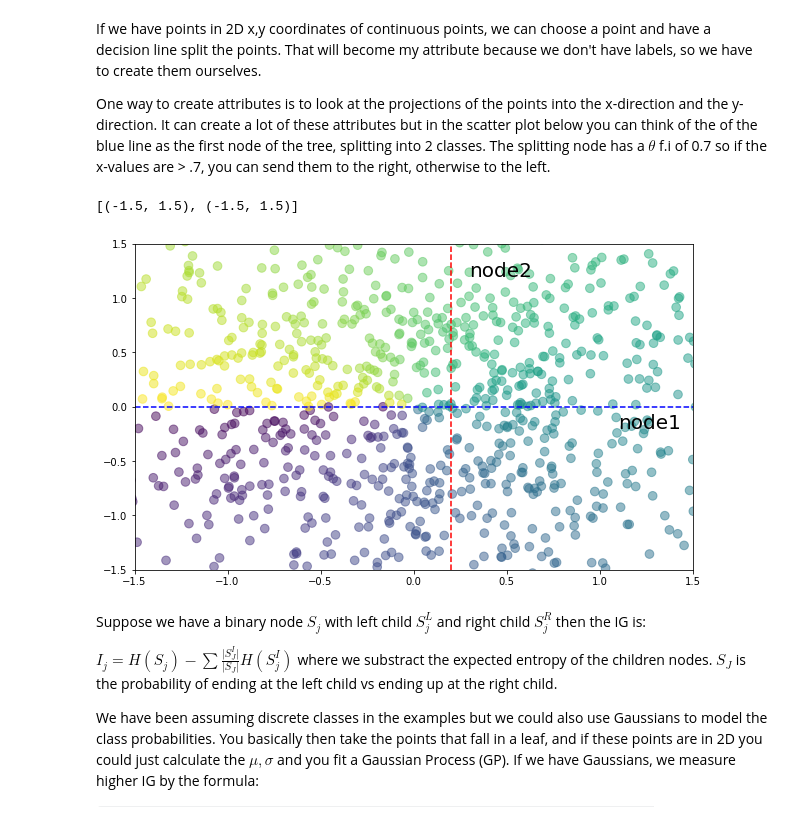
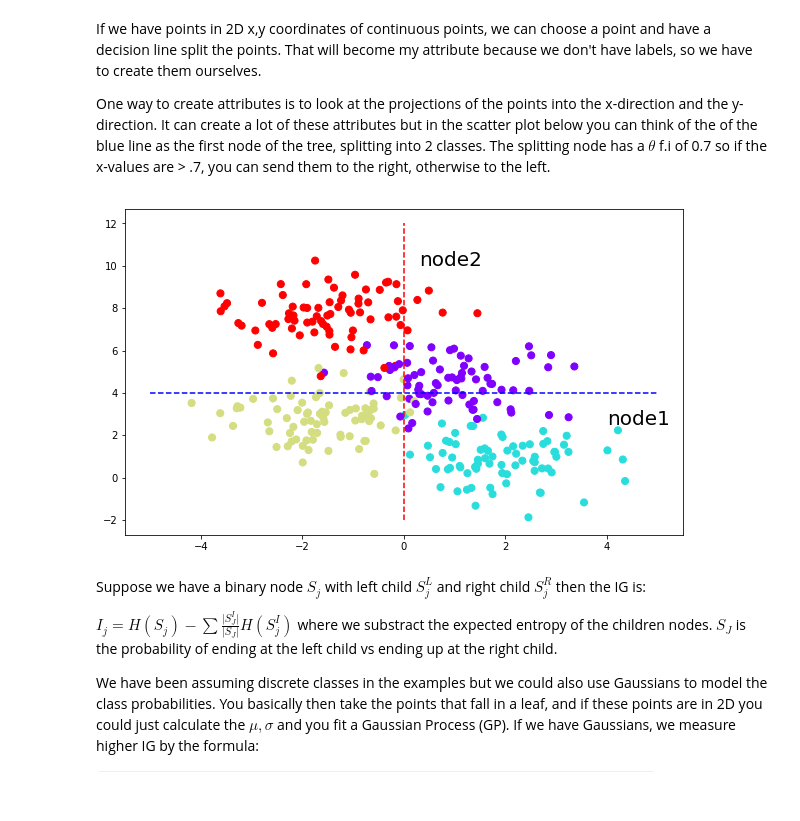
Before and after one commit to rmania/datascience, a Jupyter notebook: ubc_ml/07_decision_trees.ipynb, the cells around one changed output. Drawn from its saved outputs; the diff is of its cells as text; code cells hidden in the pictures; some formulas as TeX source.

```diff
--- a/ubc_ml/07_decision_trees.ipynb
+++ b/ubc_ml/07_decision_trees.ipynb
@@ -194,19 +194,17 @@ One way to create attributes is to look at the projections of the points into th
 # %%
 fig, ax = plt.subplots(figsize=[10,6])
 
-X = np.random.normal(0,1,1024)
-Y = np.random.normal(0,1,1024)
-T = np.arctan2(Y,X)
+from sklearn.datasets import make_blobs
 
-ax.scatter(X,Y, s=75, c=T, alpha=.5)
-ax.vlines(0.2, -1.5, 1.5, color='red', linestyle='--')
-ax.hlines(0, -1.5, 1.5, color='blue', linestyle='--')
-ax.text(0.3, 1.2, text = 'node2', s=20, size=20)
-ax.text(1.1, -.2, text = 'node1', s=20, size=20)
-ax.set(xlim=[-1.5, 1.5], ylim =[-1.5, 1.5])
+X, y = make_blobs(n_samples=300, centers=4,
+                  random_state=0, cluster_std=1.0)
+ax.scatter(X[:, 0], X[:, 1], c=y, s=50, cmap='rainbow');
+ax.vlines(0, -2, 12, color='red', linestyle='--')
+ax.hlines(4, -5, 5, color='blue', linestyle='--')
+ax.text(0.3, 10, text = 'node2', s=20, size=20);
+ax.text(4, 2.5, text = 'node1', s=20, size=20);
 # %% [output]
-[(-1.5, 1.5), (-1.5, 1.5)]
-[figure, old version]
+[figure, new version]
 # %% [markdown]
 Suppose we have a binary node $S_{j}$ with left child $S_{j}^{L}$ and right child $S_{j}^{R}$ then the IG is:
 
```
